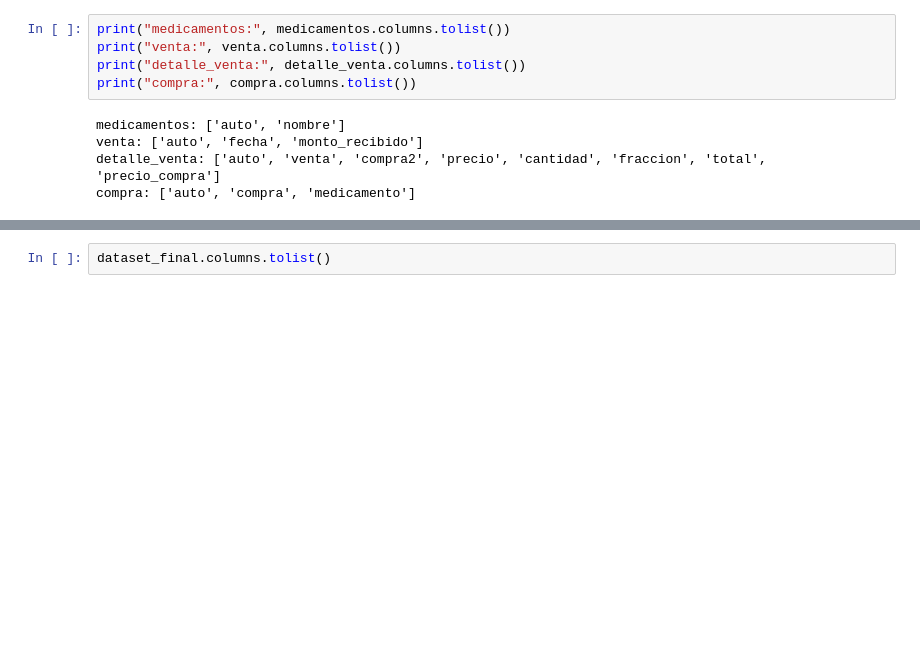
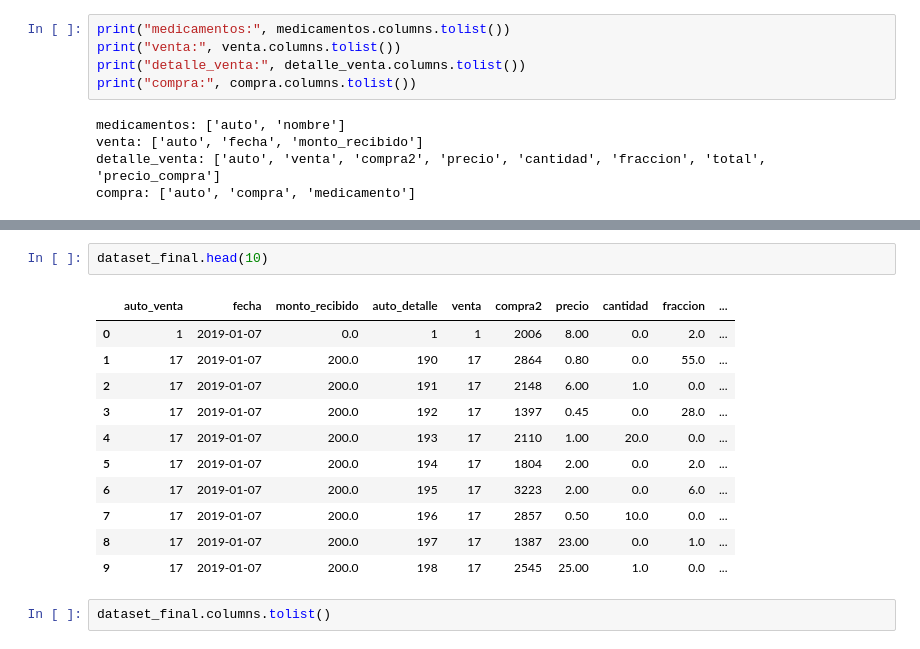
Before and after one commit to JeimiBV/alefarma, a Jupyter notebook: notebooks/Limpieza_individual.ipynb, the cells around one changed output, grey strips where cells are left out. Cells and saved outputs as stored; diff of their text form; blank space fills up the shorter version.

```diff
--- a/notebooks/Limpieza_individual.ipynb
+++ b/notebooks/Limpieza_individual.ipynb
@@ -290,6 +355,20 @@ medicamento       0
 auto_med          0
 nombre            0
 dtype: int64
+# %%
+dataset_final.head(10)
+# %% [output]
+|  | auto_venta | fecha | monto_recibido | auto_detalle | venta | compra2 | precio | cantidad | fraccion | ... |
+| 0 | 1 | 2019-01-07 | 0.0 | 1 | 1 | 2006 | 8.00 | 0.0 | 2.0 | ... |
+| 1 | 17 | 2019-01-07 | 200.0 | 190 | 17 | 2864 | 0.80 | 0.0 | 55.0 | ... |
+| 2 | 17 | 2019-01-07 | 200.0 | 191 | 17 | 2148 | 6.00 | 1.0 | 0.0 | ... |
+| 3 | 17 | 2019-01-07 | 200.0 | 192 | 17 | 1397 | 0.45 | 0.0 | 28.0 | ... |
+| 4 | 17 | 2019-01-07 | 200.0 | 193 | 17 | 2110 | 1.00 | 20.0 | 0.0 | ... |
+| 5 | 17 | 2019-01-07 | 200.0 | 194 | 17 | 1804 | 2.00 | 0.0 | 2.0 | ... |
+| 6 | 17 | 2019-01-07 | 200.0 | 195 | 17 | 3223 | 2.00 | 0.0 | 6.0 | ... |
+| 7 | 17 | 2019-01-07 | 200.0 | 196 | 17 | 2857 | 0.50 | 10.0 | 0.0 | ... |
+| 8 | 17 | 2019-01-07 | 200.0 | 197 | 17 | 1387 | 23.00 | 0.0 | 1.0 | ... |
+| 9 | 17 | 2019-01-07 | 200.0 | 198 | 17 | 2545 | 25.00 | 1.0 | 0.0 | ... |
 # %%
 dataset_final.columns.tolist()
 # %% [output]
```
Also changed, not shown: parts of 19 cells of this notebook, 20 other files.
